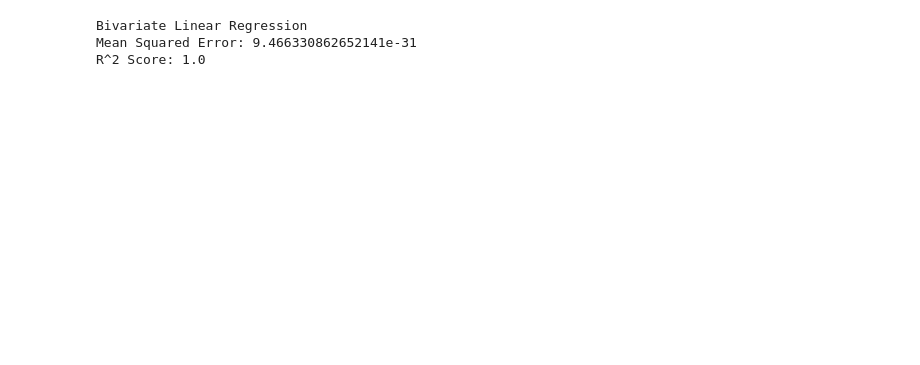
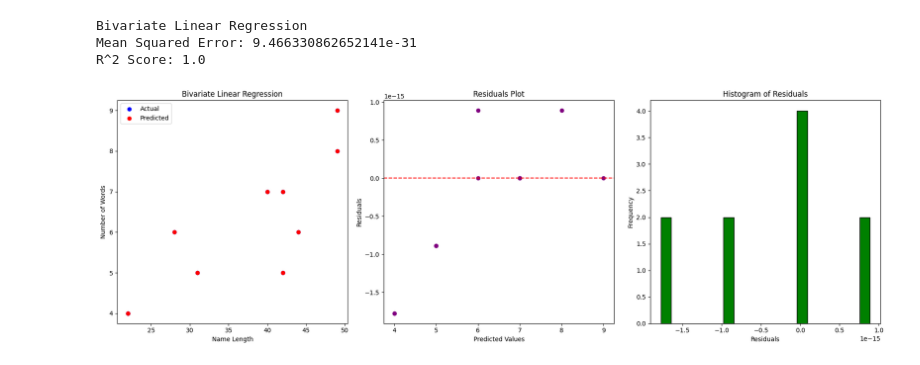
Before and after one commit to manasavirivinti/mlalgorithms, a Jupyter notebook: bivariate.ipynb, the cells around one changed output. Cells and saved outputs as stored; diff of their text form; code cells hidden in the pictures; blank space fills up the shorter version.

Commit message:
plots added

```diff
--- a/bivariate.ipynb
+++ b/bivariate.ipynb
@@ -1,38 +1,58 @@
 # %%
 import pandas as pd
+import matplotlib.pyplot as plt
 from sklearn.model_selection import train_test_split
 from sklearn.linear_model import LinearRegression
 from sklearn.metrics import mean_squared_error, r2_score
 
 # Load the dataset
 data = pd.read_csv('./STTs.csv')
 
 # Hypothetical target: Predicting the number of words in a sentence
 data['num_words'] = data['name'].apply(lambda x: len(x.split()))
 
 # Bivariate features: Length of the name and number of words
 data['name_length'] = data['name'].apply(len)
 
-# Features and target variable
 X_bi = data[['name_length', 'num_words']]
 y = data['num_words']
-
-# Split the dataset
 X_train_bi, X_test_bi, y_train_bi, y_test_bi = train_test_split(X_bi, y, test_size=0.2, random_state=42)
-
-# Train the model
 model_bi = LinearRegression()
 model_bi.fit(X_train_bi, y_train_bi)
-
-# Predictions
 y_pred_bi = model_bi.predict(X_test_bi)
 
-# Evaluation
 print("Bivariate Linear Regression")
 print("Mean Squared Error:", mean_squared_error(y_test_bi, y_pred_bi))
 print("R^2 Score:", r2_score(y_test_bi, y_pred_bi))
 print()
+
+plt.figure(figsize=(18, 6))
+plt.subplot(1, 3, 1)
+plt.scatter(X_test_bi['name_length'], y_test_bi, color='blue', label='Actual')
+plt.scatter(X_test_bi['name_length'], y_pred_bi, color='red', label='Predicted')
+plt.xlabel('Name Length')
+plt.ylabel('Number of Words')
+plt.title('Bivariate Linear Regression')
+plt.legend()
+
+plt.subplot(1, 3, 2)
+residuals_bi = y_test_bi - y_pred_bi
+plt.scatter(y_pred_bi, residuals_bi, color='purple')
+plt.axhline(y=0, color='red', linestyle='--')
+plt.xlabel('Predicted Values')
+plt.ylabel('Residuals')
+plt.title('Residuals Plot')
+
+plt.subplot(1, 3, 3)
+plt.hist(residuals_bi, bins=20, color='green', edgecolor='black')
+plt.xlabel('Residuals')
+plt.ylabel('Frequency')
+plt.title('Histogram of Residuals')
+
+plt.tight_layout()
+plt.show()
 # %% [output]
 Bivariate Linear Regression
 Mean Squared Error: 9.466330862652141e-31
 R^2 Score: 1.0
+[figure, added]
```
Also changed, not shown: 2 other files.
